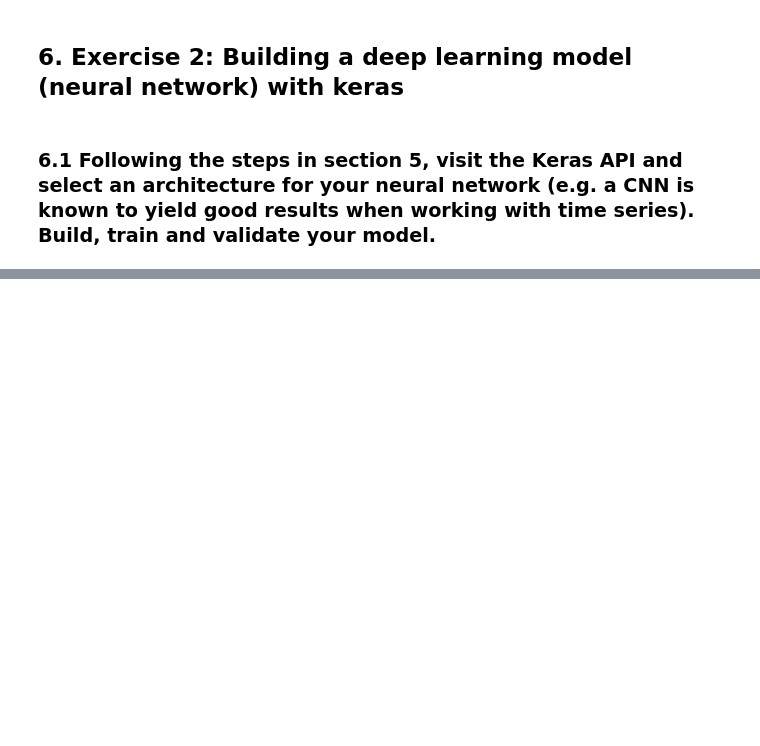
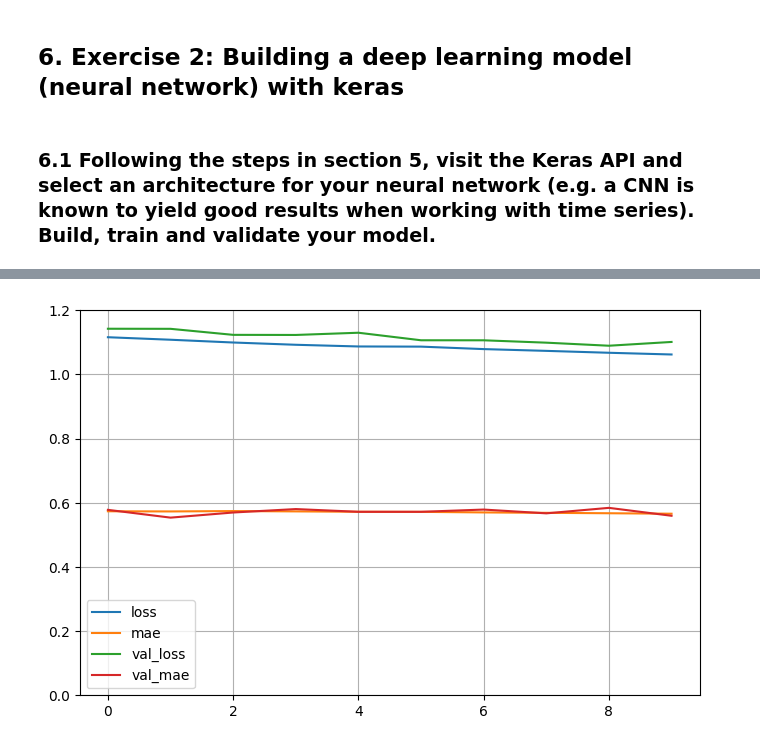
Before and after one commit to Smokey95/AIN_Ubiquitous_Computing, a Jupyter notebook: exercise/sheet 4/Smart Home Dataset – End-to-end Machine Learning project.ipynb, the cells around one changed output, grey strips where cells are left out. Cells and saved outputs as stored; diff of their text form; code cells hidden in the pictures; blank space fills up the shorter version.

```diff
--- a/exercise/sheet 4/Smart Home Dataset – End-to-end Machine Learning project.ipynb
+++ b/exercise/sheet 4/Smart Home Dataset – End-to-end Machine Learning project.ipynb
@@ -866,0 +1480,16 @@ plt.show()
+# %%
+x_train = np.reshape(x_train, (x_train.shape[0], x_train.shape[1],1))
+x_val = np.reshape(x_val, (x_val.shape[0], x_test.shape[1],1))
+x_test = np.reshape(x_test, (x_test.shape[0], x_test.shape[1],1))
+
+print('x_train shape:\t', x_train.shape)
+print('x_val shape:\t', x_val.shape)
+print('x_test shape:\t', x_test.shape)
+
+y_train = np.reshape(y_train, (y_train.shape[0], 1))
+y_val = np.reshape(y_val, (y_val.shape[0], 1))
+y_test = np.reshape(y_test, (y_test.shape[0], 1))
+
+print('y_train shape:\t', y_train.shape)
+print('y_val shape:\t', y_val.shape)
+print('y_test shape:\t', y_test.shape)
@@ -866,0 +1505,6 @@ plt.show()
+# %%
+model = Sequential()
+model.add(LSTM(units=32, return_sequences=True, input_shape=(x_train.shape[1], 1)))
+model.add(LSTM(units=32))
+model.add(Dense(units = 1))
+model.summary()
@@ -866,0 +1531,2 @@ plt.show()
+# %%
+model.compile(optimizer = 'adam', loss = 'mean_squared_error', metrics=['mae'])
@@ -866,0 +1555,5 @@ plt.show()
+# %%
+history = model.fit(x_train, y_train,
+                    epochs = 10, batch_size = 264,
+                    verbose=2,
+                    validation_data=(x_val,y_val))
@@ -866,0 +1585,7 @@ plt.show()
+# %%
+pd.DataFrame(history.history).plot(figsize=(8,5))
+plt.grid(True)
+plt.gca().set_ylim(0,1.20)
+plt.show()
+# %% [output]
+[figure, added]
```
Also changed, not shown: parts of 107 cells of this notebook, 9 other files.
